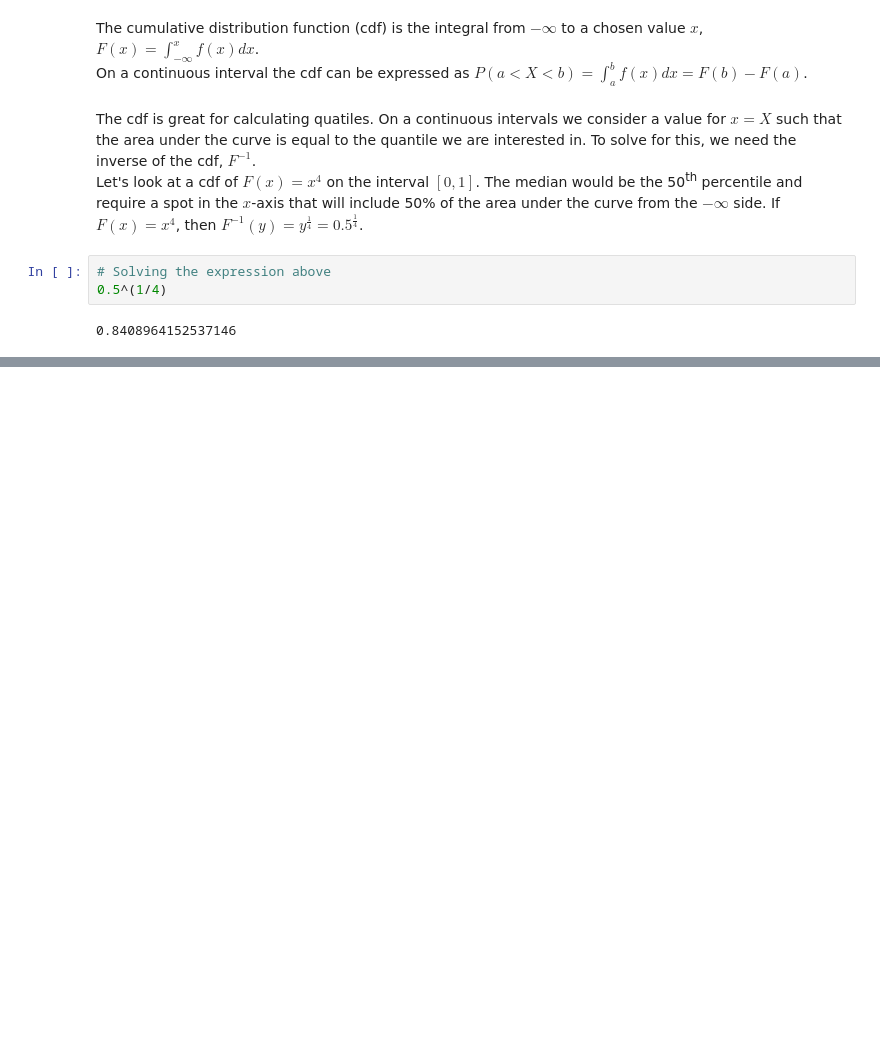
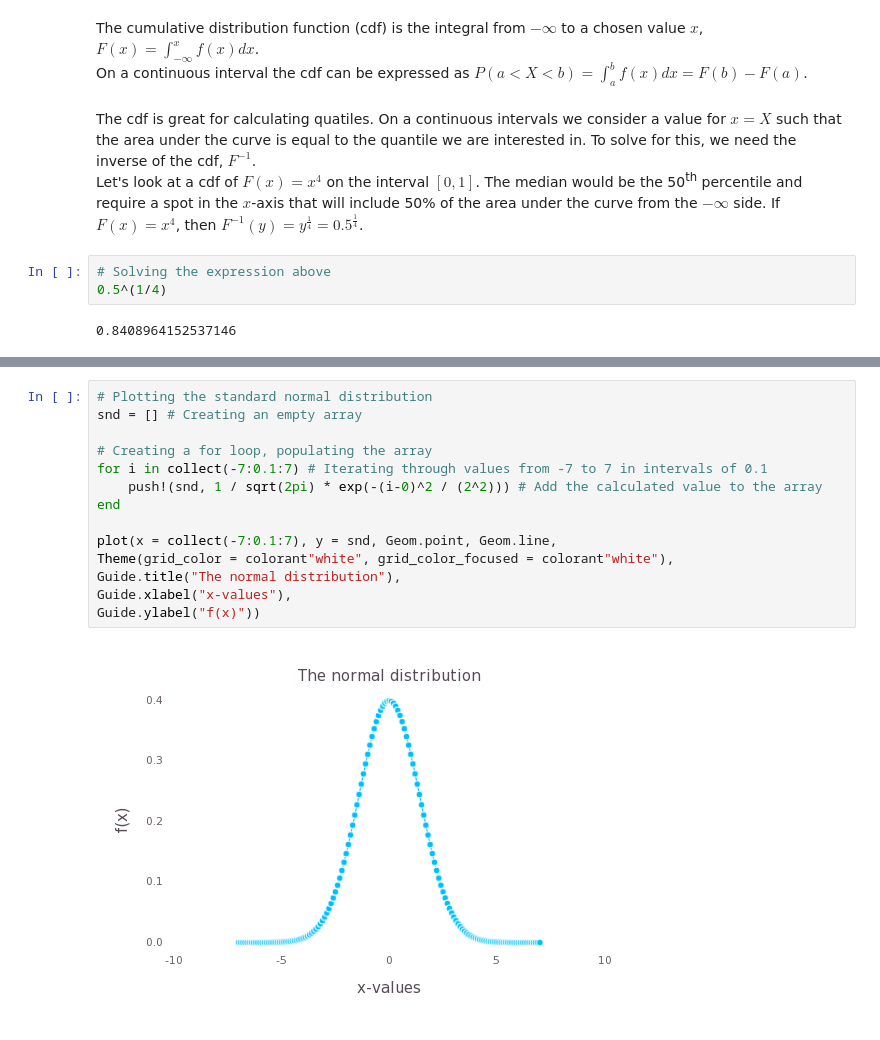
Before and after one commit to juanklopper/Mathematical_statistics_using_Julia, a Jupyter notebook: Lesson_03_Continuous_random_variables.ipynb, the cells around one changed output, grey strips where cells are left out. Cells and saved outputs as stored; diff of their text form; blank space fills up the shorter version.

```diff
--- a/Lesson_03_Continuous_random_variables.ipynb
+++ b/Lesson_03_Continuous_random_variables.ipynb
@@ -33,0 +98,16 @@ Let's look at a cdf of $F\left(x\right)={x}^{4}$ on the interval $\left[0,1\righ
+# %%
+# Plotting the standard normal distribution
+snd = [] # Creating an empty array
+
+# Creating a for loop, populating the array
+for i in collect(-7:0.1:7) # Iterating through values from -7 to 7 in intervals of 0.1
+    push!(snd, 1 / sqrt(2pi) * exp(-(i-0)^2 / (2^2))) # Add the calculated value to the array
+end
+
+plot(x = collect(-7:0.1:7), y = snd, Geom.point, Geom.line,
+Theme(grid_color = colorant"white", grid_color_focused = colorant"white"),
+Guide.title("The normal distribution"),
+Guide.xlabel("x-values"),
+Guide.ylabel("f(x)"))
+# %% [output]
+[figure, added]
```
Also changed, not shown: parts of 17 cells of this notebook.
